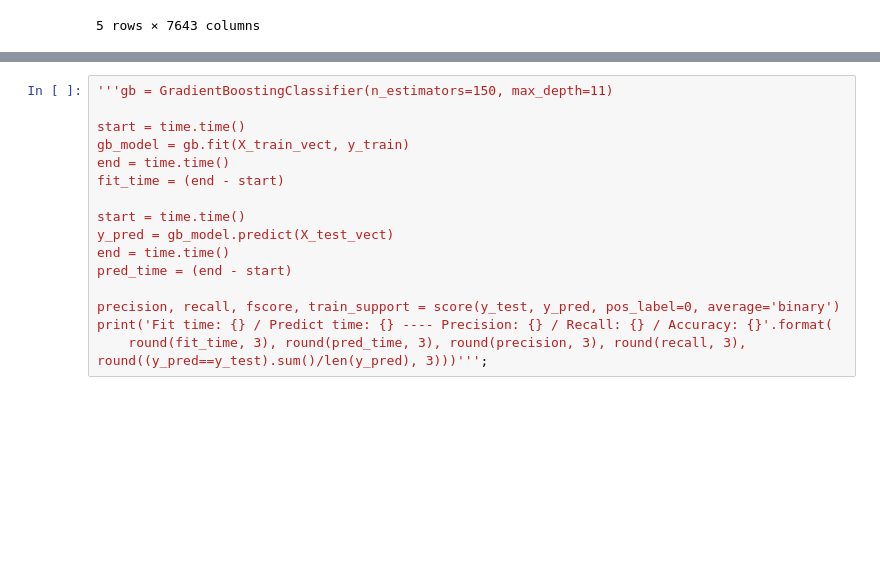
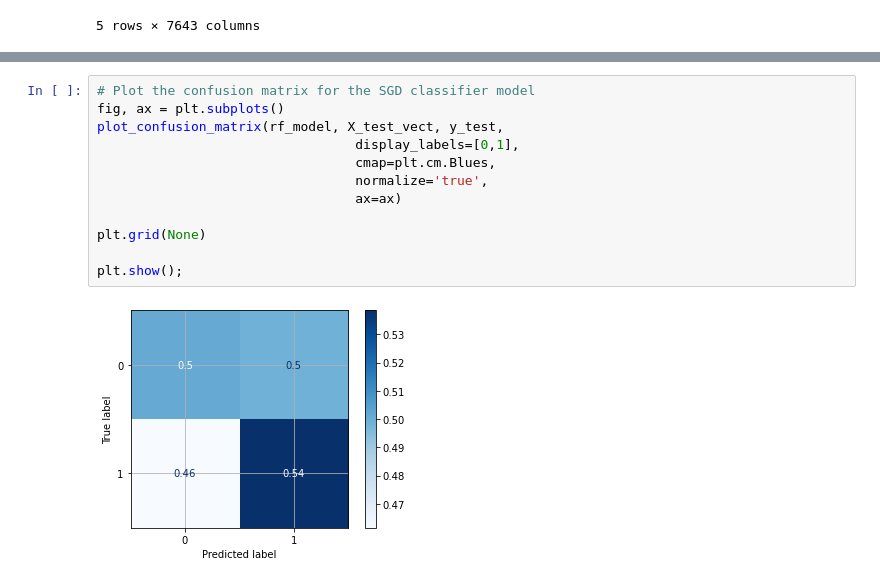
Before and after one commit to dmdequin/fyp2021p4g03, a Jupyter notebook: notebooks/Sanna_working.ipynb, the cells around one changed output, grey strips where cells are left out. Saved outputs shown, nothing was run; the diff lists cells and outputs as text; blank space fills up the shorter version.

Commit message:
Added confusion matrices

```diff
--- a/notebooks/Sanna_working.ipynb
+++ b/notebooks/Sanna_working.ipynb
@@ -229,16 +232,14 @@ Fit time: 2.539 / Predict time: 0.151 ---- Precision: 0.529 / Recall: 0.513 / Ac
-# %%
-'''gb = GradientBoostingClassifier(n_estimators=150, max_depth=11)
-
-start = time.time()
-gb_model = gb.fit(X_train_vect, y_train)
-end = time.time()
-fit_time = (end - start)
-
-start = time.time()
-y_pred = gb_model.predict(X_test_vect)
-end = time.time()
-pred_time = (end - start)
-
-precision, recall, fscore, train_support = score(y_test, y_pred, pos_label=0, average='binary')
-print('Fit time: {} / Predict time: {} ---- Precision: {} / Recall: {} / Accuracy: {}'.format(
-    round(fit_time, 3), round(pred_time, 3), round(precision, 3), round(recall, 3), round((y_pred==y_test).sum()/len(y_pred), 3)))''';
+# %%
+# Plot the confusion matrix for the SGD classifier model
+fig, ax = plt.subplots()
+plot_confusion_matrix(rf_model, X_test_vect, y_test,
+                                 display_labels=[0,1],
+                                 cmap=plt.cm.Blues,
+                                 normalize='true',
+                                 ax=ax)
+
+plt.grid(None)
+
+plt.show();
+# %% [output]
+[figure, added]
```
Also changed, not shown: parts of 6 cells of this notebook.
